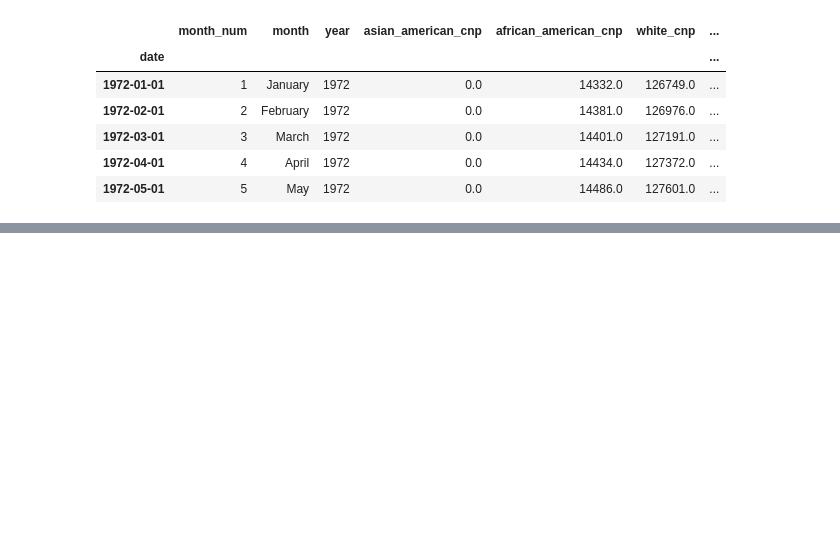
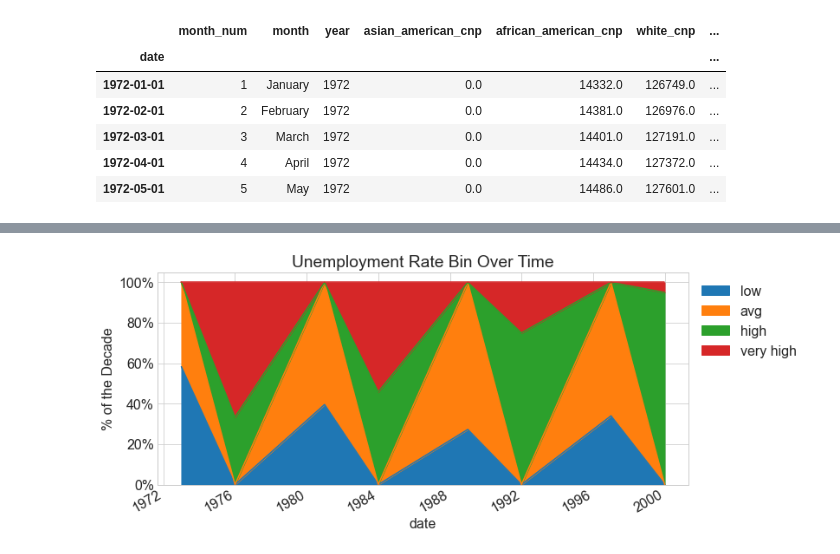
Before and after one commit to BraedenWright/individual-project, a Jupyter notebook: Final_Labor_Report.ipynb, the cells around one changed output, grey strips where cells are left out. Drawn from its saved outputs; the diff is of its cells as text; code cells hidden in the pictures; blank space fills up the shorter version.

```diff
--- a/Final_Labor_Report.ipynb
+++ b/Final_Labor_Report.ipynb
@@ -119,0 +169,11 @@ Saving to .csv
+# %%
+ax = (train.groupby('unemployment_bin')
+ .resample('8Y')
+ .size()
+ .unstack(0)
+ .apply(lambda row: row / row.sum(), axis=1)
+ .plot.area(title='Unemployment Rate Bin Over Time', ylabel='% of the Decade'))
+ax.legend(loc="upper left", bbox_to_anchor=(1, 1))
+ax.yaxis.set_major_formatter('{:.0%}'.format)
+# %% [output]
+[figure, added]
```
Also changed, not shown: parts of 14 cells of this notebook, 1 other file.
